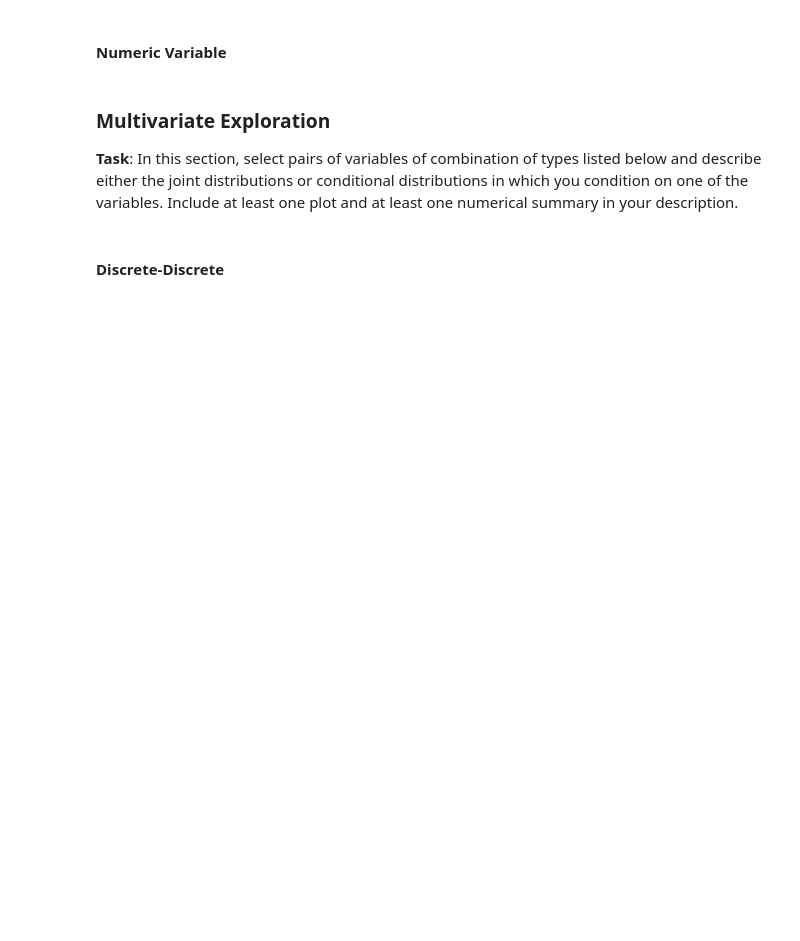
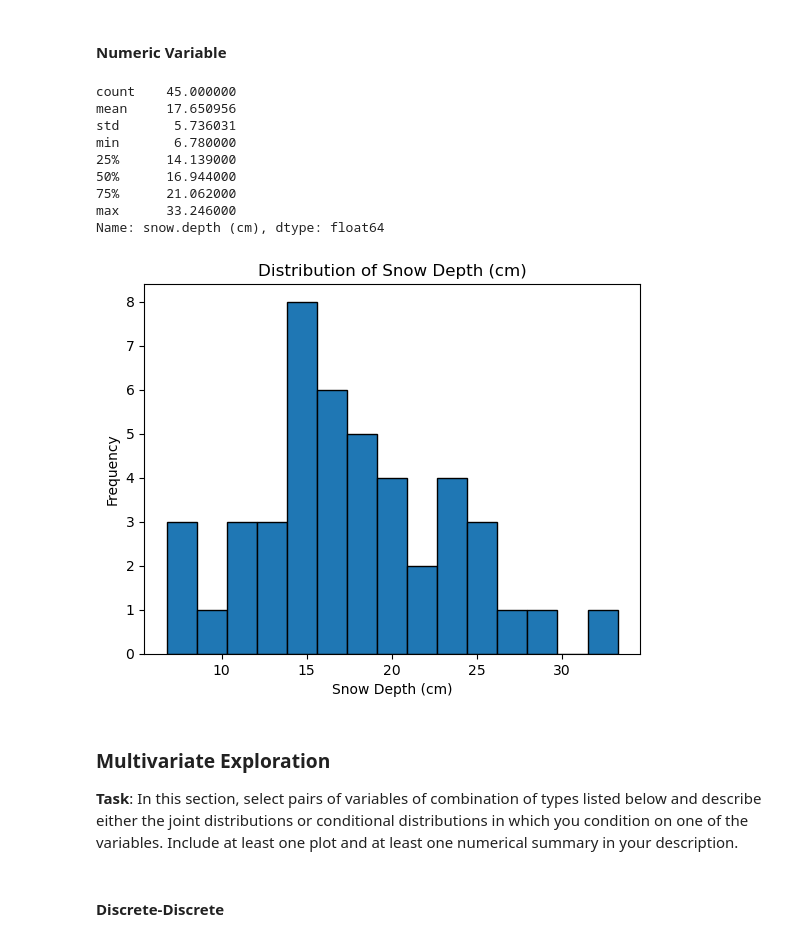
Before and after one commit to zhuol0129/final-project-ZL, a Jupyter notebook: final_project.ipynb, the cells around one changed output. Saved outputs shown, nothing was run; the diff lists cells and outputs as text; code cells hidden in the pictures; blank space fills up the shorter version.

```diff
--- a/final_project.ipynb
+++ b/final_project.ipynb
@@ -71,5 +273,27 @@ In this section, you will explore the distributions of the variables in the data
 # %% [markdown]
 #### Numeric Variable
+# %%
+# Plot
+plt.hist(wolf_moose_yearly['snow.depth (cm)'].dropna(), bins=15, edgecolor='black')
+plt.title('Distribution of Snow Depth (cm)')
+plt.xlabel('Snow Depth (cm)')
+plt.ylabel('Frequency')
+
+
+# Summary
+snow_depth_summary = wolf_moose_yearly['snow.depth (cm)'].describe()
+print(snow_depth_summary)
+# %% [output]
+count    45.000000
+mean     17.650956
+std       5.736031
+min       6.780000
+25%      14.139000
+50%      16.944000
+75%      21.062000
+max      33.246000
+Name: snow.depth (cm), dtype: float64
+[figure, added]
 # %% [markdown]
 ### Multivariate Exploration
 
```
Also changed, not shown: parts of 22 cells of this notebook.
